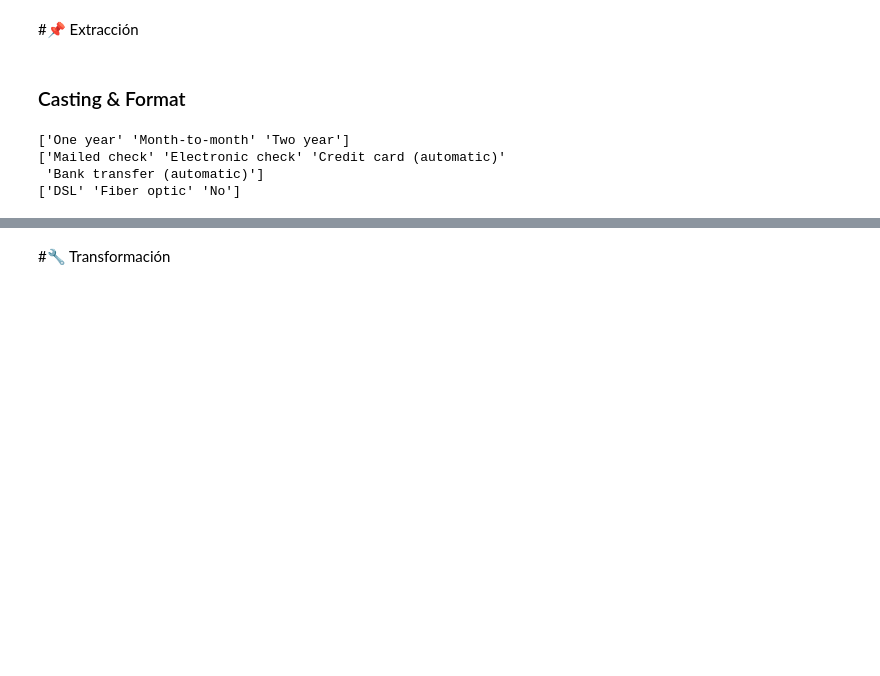
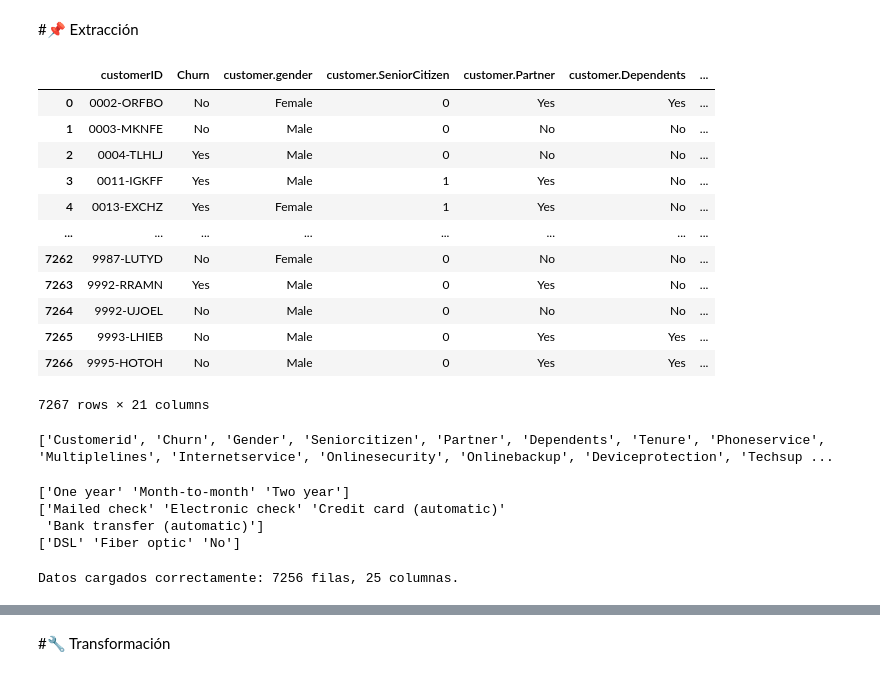
Before and after one commit to marianotorresleyva/challenge2-data-science-latam, a Jupyter notebook: TelecomX_LATAM.ipynb, the cells around one changed output, grey strips where cells are left out. Saved outputs shown, nothing was run; the diff lists cells and outputs as text; code cells hidden in the pictures; blank space fills up the shorter version.

```diff
--- a/TelecomX_LATAM.ipynb
+++ b/TelecomX_LATAM.ipynb
@@ -14,5 +16,20 @@ warnings.filterwarnings("ignore")
 # %%
 url = 'https://raw.githubusercontent.com/alura-cursos/challenge2-data-science-LATAM/refs/heads/main/TelecomX_Data.json'
 response = requests.get(url)
 data_json = response.json()
 df = pd.json_normalize(data_json)
+df
+# %% [output]
+|  | customerID | Churn | customer.gender | customer.SeniorCitizen | customer.Partner | customer.Dependents | ... |
+| 0 | 0002-ORFBO | No | Female | 0 | Yes | Yes | ... |
+| 1 | 0003-MKNFE | No | Male | 0 | No | No | ... |
+| 2 | 0004-TLHLJ | Yes | Male | 0 | No | No | ... |
+| 3 | 0011-IGKFF | Yes | Male | 1 | Yes | No | ... |
+| 4 | 0013-EXCHZ | Yes | Female | 1 | Yes | No | ... |
+| ... | ... | ... | ... | ... | ... | ... | ... |
+| 7262 | 9987-LUTYD | No | Female | 0 | No | No | ... |
+| 7263 | 9992-RRAMN | Yes | Male | 0 | Yes | No | ... |
+| 7264 | 9992-UJOEL | No | Male | 0 | No | No | ... |
+| 7265 | 9993-LHIEB | No | Male | 0 | Yes | Yes | ... |
+| 7266 | 9995-HOTOH | No | Male | 0 | Yes | Yes | ... |
+7267 rows × 21 columns
@@ -30,2 +35,0 @@ df.columns = headers
-# %% [markdown]
-### Casting & Format
@@ -62,3 +36,9 @@ df['Internetservice'] = df['Internetservice'].astype(str)
+# %%
+columns = [col.split('.')[-1].capitalize() for col in df.columns]
+print(columns)
+df.columns = columns
+# %% [output]
+['Customerid', 'Churn', 'Gender', 'Seniorcitizen', 'Partner', 'Dependents', 'Tenure', 'Phoneservice', 'Multiplelines', 'Internetservice', 'Onlinesecurity', 'Onlinebackup', 'Deviceprotection', 'Techsup ...
 # %%
 #Evaluacion de valores unicos en las columnas Contract y Paymentmethod
 print(df['Contract'].unique())
@@ -69,6 +49,15 @@ print(df['Internetservice'].unique())
 ['Mailed check' 'Electronic check' 'Credit card (automatic)'
  'Bank transfer (automatic)']
 ['DSL' 'Fiber optic' 'No']
+# %%
+df['Total'] = pd.to_numeric(df['Total'], errors='coerce')
+df.dropna(subset=['Total'], inplace=True)
+
+df['ChurnNum'] = df['Churn'].apply(lambda x: 1 if x == 'Yes' else 0)
+
+print(f"Datos cargados correctamente: {df.shape[0]} filas, {df.shape[1]} columnas.")
+# %% [output]
+Datos cargados correctamente: 7256 filas, 25 columnas.
 # %%
 df.info()
 df.sample(20)
```
Also changed, not shown: parts of 11 cells of this notebook.
